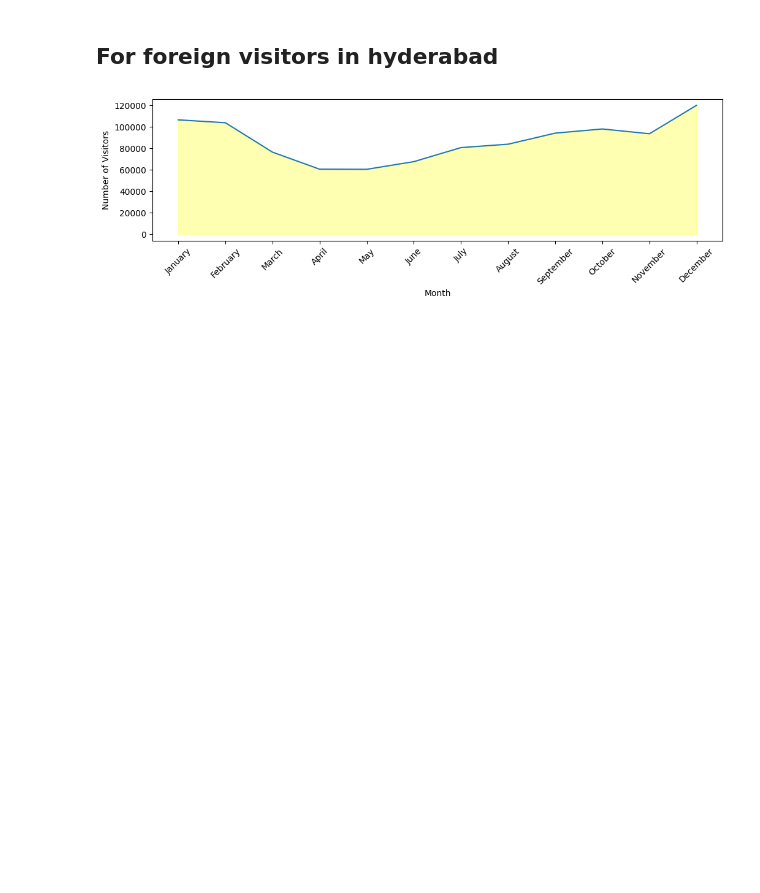
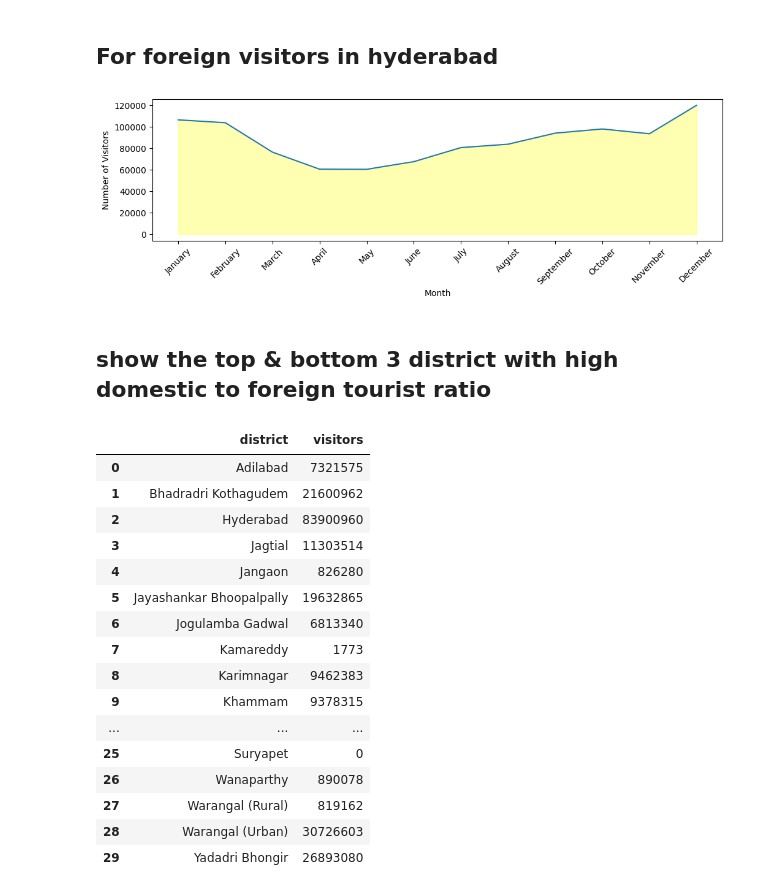
Before and after one commit to sourabhms66/Tourism_Revenue, a Jupyter notebook: codes.ipynb, the cells around one changed output. Cells and saved outputs as stored; diff of their text form; code cells hidden in the pictures; blank space fills up the shorter version.

```diff
--- a/codes.ipynb
+++ b/codes.ipynb
@@ -677,3 +677,25 @@ plt.ylabel('Number of Visitors')
 plt.show()
 # %% [output]
 [figure]
+# %% [markdown]
+## show the top & bottom 3 district with high domestic to foreign tourist ratio
+# %%
+domestic_clean.groupby('district')['visitors'].sum().reset_index()
+# %% [output]
+|  | district | visitors |
+| 0 | Adilabad | 7321575 |
+| 1 | Bhadradri Kothagudem | 21600962 |
+| 2 | Hyderabad | 83900960 |
+| 3 | Jagtial | 11303514 |
+| 4 | Jangaon | 826280 |
+| 5 | Jayashankar Bhoopalpally | 19632865 |
+| 6 | Jogulamba Gadwal | 6813340 |
+| 7 | Kamareddy | 1773 |
+| 8 | Karimnagar | 9462383 |
+| 9 | Khammam | 9378315 |
+| ... | ... | ... |
+| 25 | Suryapet | 0 |
+| 26 | Wanaparthy | 890078 |
+| 27 | Warangal (Rural) | 819162 |
+| 28 | Warangal (Urban) | 30726603 |
+| 29 | Yadadri Bhongir | 26893080 |
```
Also changed, not shown: parts of 8 cells of this notebook.
